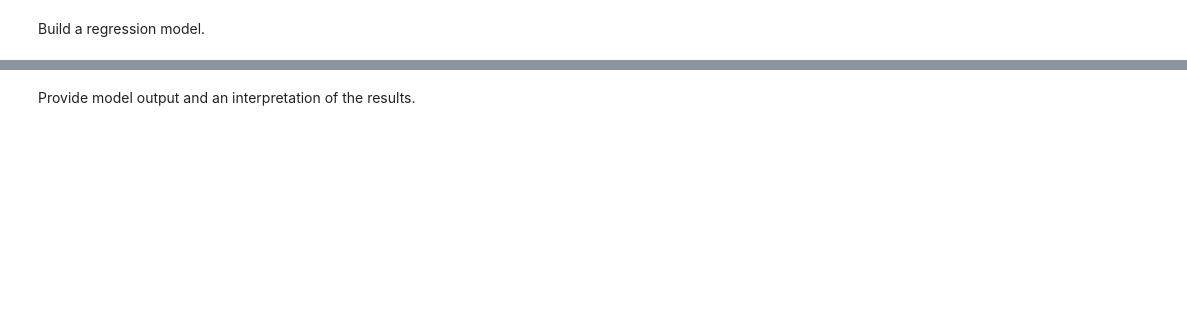
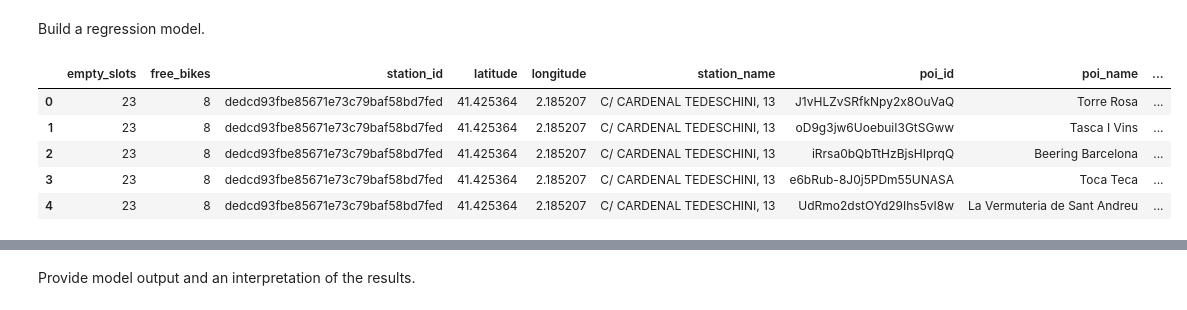
Before and after one commit to gu12934/-LHL-Statistical-Modelling-Project, a Jupyter notebook: notebooks/model_building.ipynb, the cells around one changed output, grey strips where cells are left out. Saved outputs shown, nothing was run; the diff lists cells and outputs as text; code cells hidden in the pictures; blank space fills up the shorter version.

```diff
--- a/notebooks/model_building.ipynb
+++ b/notebooks/model_building.ipynb
@@ -12 +14,10 @@ import seaborn as sns
+# %%
+full_df.head()
+# %% [output]
+|  | empty_slots | free_bikes | station_id | latitude | longitude | station_name | poi_id | poi_name | ... |
+| 0 | 23 | 8 | dedcd93fbe85671e73c79baf58bd7fed | 41.425364 | 2.185207 | C/ CARDENAL TEDESCHINI, 13 | J1vHLZvSRfkNpy2x8OuVaQ | Torre Rosa | ... |
+| 1 | 23 | 8 | dedcd93fbe85671e73c79baf58bd7fed | 41.425364 | 2.185207 | C/ CARDENAL TEDESCHINI, 13 | oD9g3jw6UoebuiI3GtSGww | Tasca I Vins | ... |
+| 2 | 23 | 8 | dedcd93fbe85671e73c79baf58bd7fed | 41.425364 | 2.185207 | C/ CARDENAL TEDESCHINI, 13 | iRrsa0bQbTtHzBjsHIprqQ | Beering Barcelona | ... |
+| 3 | 23 | 8 | dedcd93fbe85671e73c79baf58bd7fed | 41.425364 | 2.185207 | C/ CARDENAL TEDESCHINI, 13 | e6bRub-8J0j5PDm55UNASA | Toca Teca | ... |
+| 4 | 23 | 8 | dedcd93fbe85671e73c79baf58bd7fed | 41.425364 | 2.185207 | C/ CARDENAL TEDESCHINI, 13 | UdRmo2dstOYd29Ihs5vI8w | La Vermuteria de Sant Andreu | ... |
 # %%
```
Also changed, not shown: parts of 6 cells of this notebook, 2 other files.
